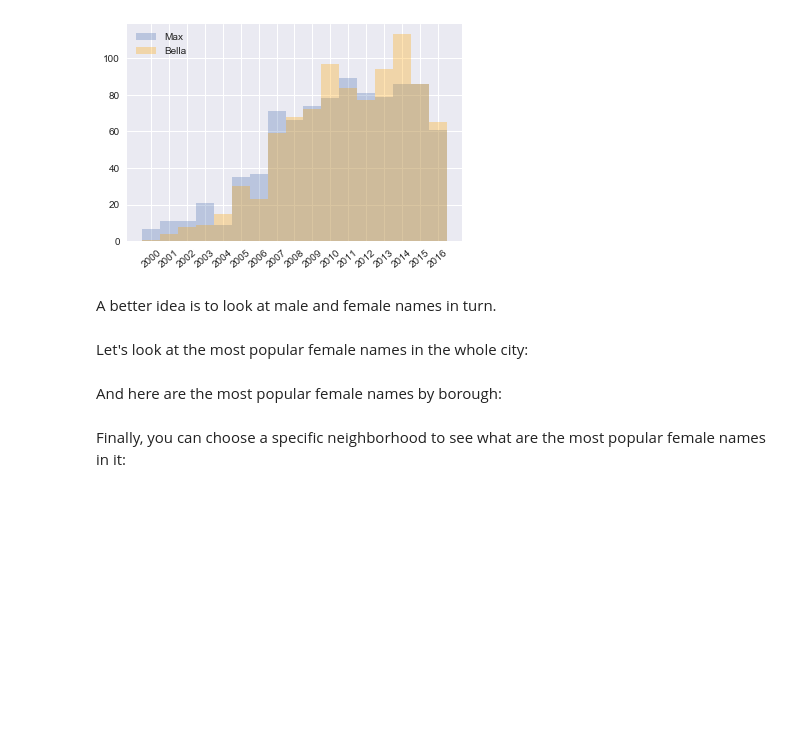
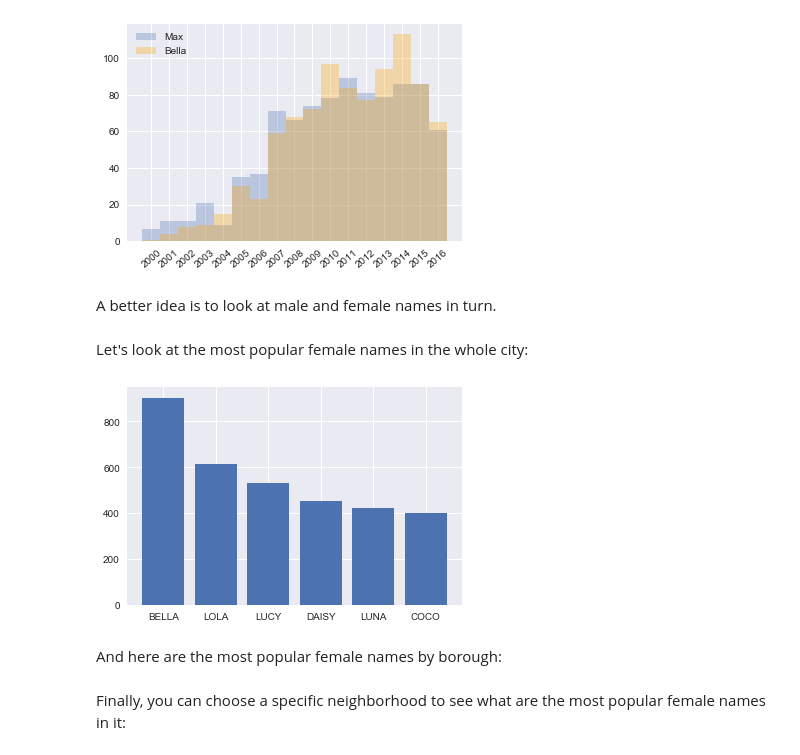
Before and after one commit to bogdanrabanca/pet_project, a Jupyter notebook: pet_project.ipynb, the cells around one changed output. Cells and saved outputs as stored; diff of their text form; code cells hidden in the pictures; blank space fills up the shorter version.

Commit message:
Add files via upload
add chart with most popular female names.

```diff
--- a/pet_project.ipynb
+++ b/pet_project.ipynb
@@ -166,6 +169,17 @@ male=names_df[names_df['sex']=='M']
 female=names_df[names_df['sex']=='F']
 # %% [markdown]
 Let's look at the most popular female names in the whole city:
+# %%
+#x-axis
+pos=np.arange(6)
+#y-axis
+
+y=female.groupby('AnimalName').count().reset_index()[['AnimalName','index']].sort_values('index',ascending=False).head(6)
+#create chart
+plt.bar(pos,y['index'],tick_label=y['AnimalName'])
+plt.show()
+# %% [output]
+[figure, added]
 # %% [markdown]
 And here are the most popular female names by borough:
 # %% [markdown]
```
Also changed, not shown: parts of 1 cell of this notebook.
